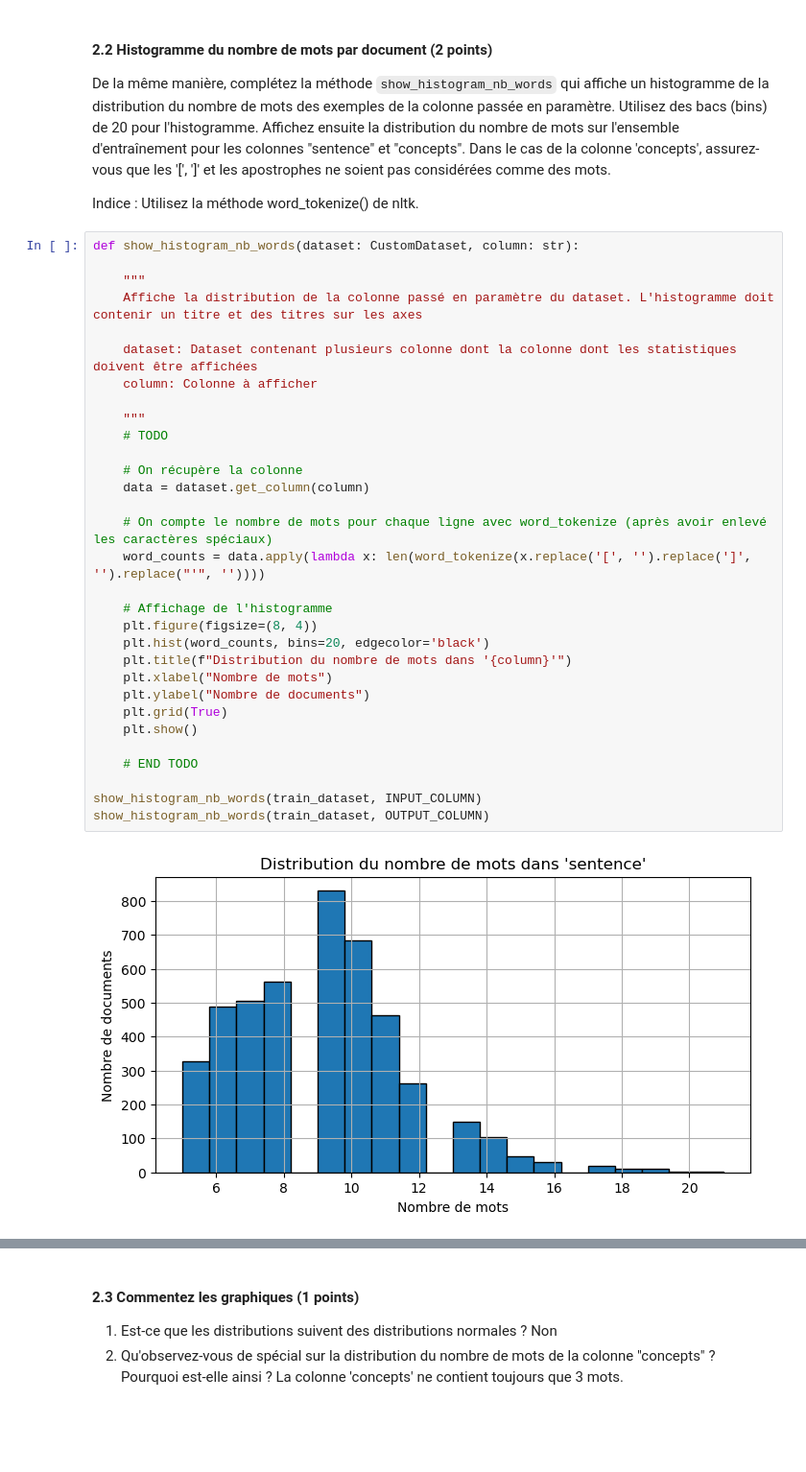
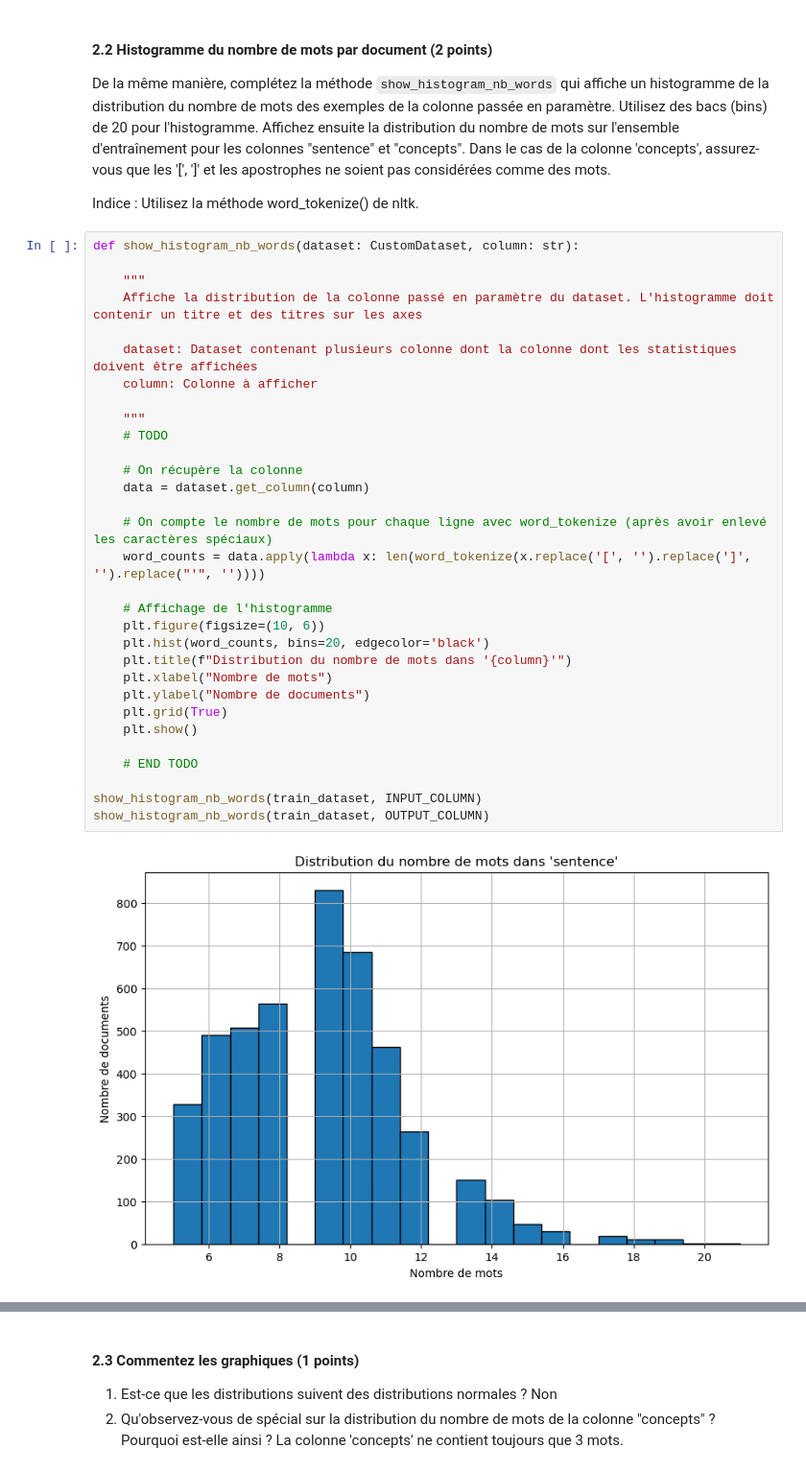
Before and after one commit to mohamedali05/TP_INF8460, a Jupyter notebook: TP_3/inf8460_A24_TP3_E╠ünonce╠ü.ipynb, the cells around one changed output, grey strips where cells are left out. Shown at 96% size. Drawn from its saved outputs; the diff is of its cells as text; blank space fills up the shorter version.

```diff
--- a/TP_3/inf8460_A24_TP3_E╠ünonce╠ü.ipynb
+++ b/TP_3/inf8460_A24_TP3_E╠ünonce╠ü.ipynb
@@ -218,32 +218,32 @@ Indice : Utilisez la méthode word_tokenize() de nltk.
 def show_histogram_nb_words(dataset: CustomDataset, column: str):
 
     """
     Affiche la distribution de la colonne passé en paramètre du dataset. L'histogramme doit contenir un titre et des titres sur les axes
 
     dataset: Dataset contenant plusieurs colonne dont la colonne dont les statistiques doivent être affichées
     column: Colonne à afficher
 
     """
     # TODO
 
     # On récupère la colonne
     data = dataset.get_column(column)
 
     # On compte le nombre de mots pour chaque ligne avec word_tokenize (après avoir enlevé les caractères spéciaux)
     word_counts = data.apply(lambda x: len(word_tokenize(x.replace('[', '').replace(']', '').replace("'", ''))))
 
     # Affichage de l'histogramme
-    plt.figure(figsize=(8, 4))
+    plt.figure(figsize=(10, 6))
     plt.hist(word_counts, bins=20, edgecolor='black')
     plt.title(f"Distribution du nombre de mots dans '{column}'")
     plt.xlabel("Nombre de mots")
     plt.ylabel("Nombre de documents")
     plt.grid(True)
     plt.show()
 
     # END TODO
 
 show_histogram_nb_words(train_dataset, INPUT_COLUMN)
 show_histogram_nb_words(train_dataset, OUTPUT_COLUMN)
 # %% [output]
-[figure, old version]
+[figure, new version]
```
Also changed, not shown: parts of 14 cells of this notebook, 2 other files.
